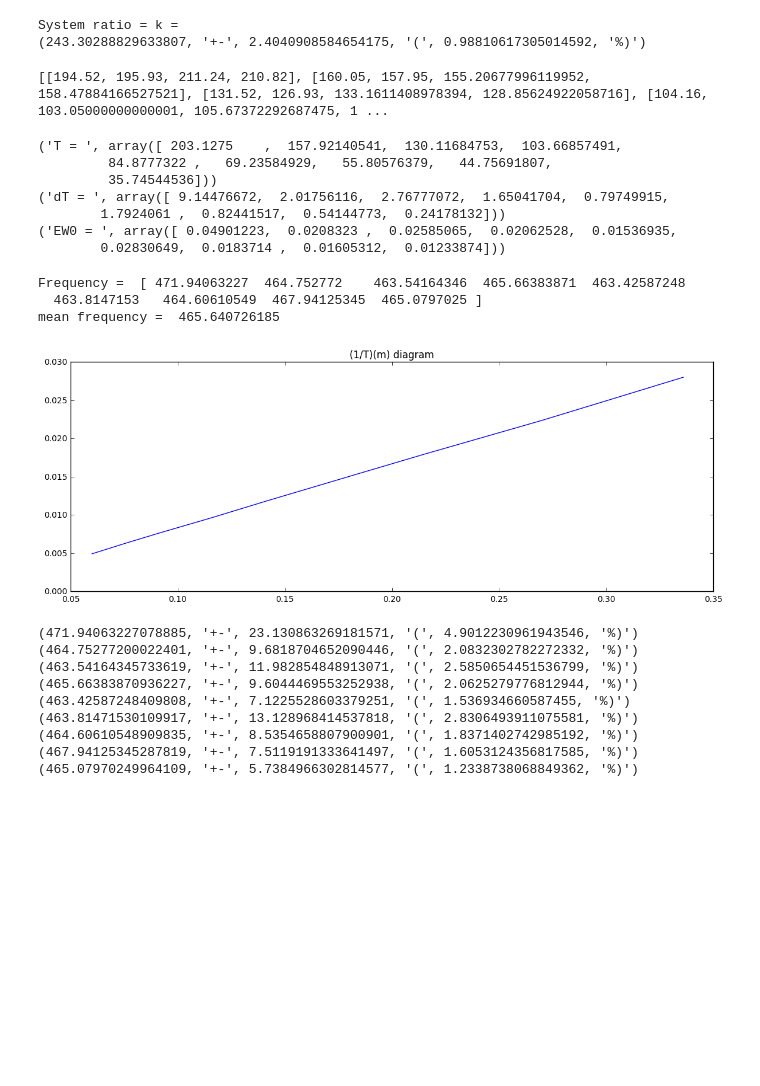
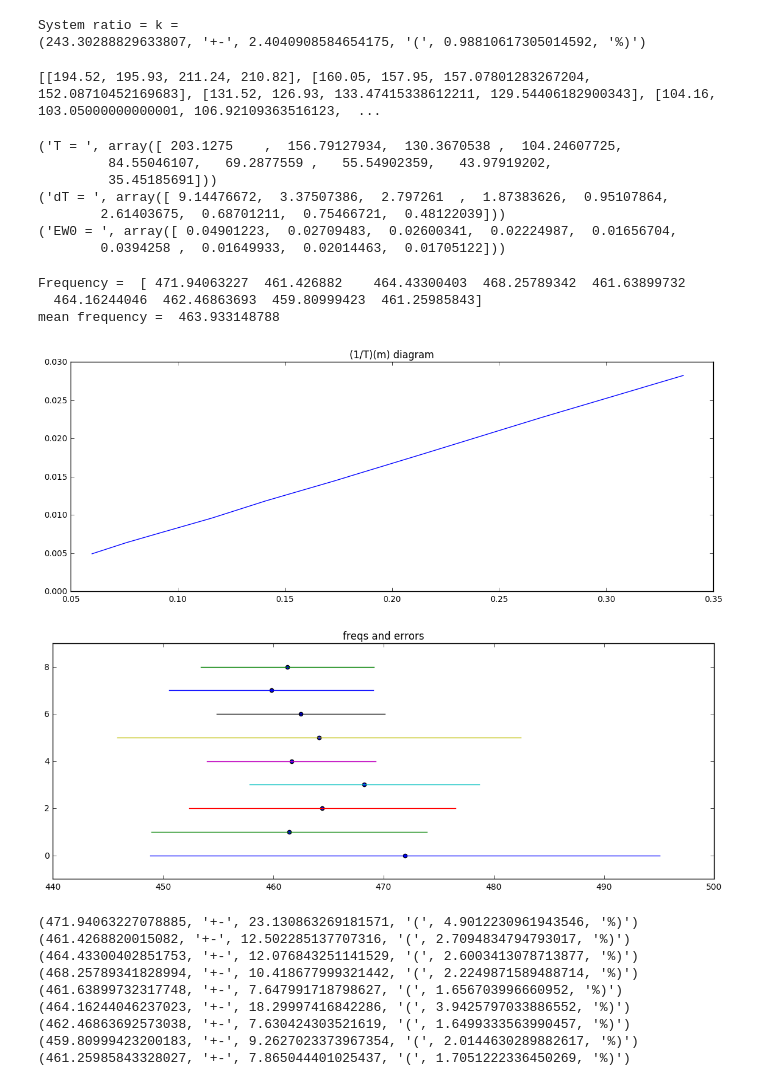
Before and after one commit to shevkunov/workout, a Jupyter notebook: labs/lab1.5.ipynb, the cells around one changed output. Cells and saved outputs as stored; diff of their text form; code cells hidden in the pictures; blank space fills up the shorter version.

Commit message:
add errors + plot labs1.5

```diff
--- a/labs/lab1.5.ipynb
+++ b/labs/lab1.5.ipynb
@@ -189,10 +189,10 @@ for i, Tm in enumerate(T_measured):
     good_W0 = FREQ_ABS * (2. * math.pi)
     good_T = good_W0 / (m[i] * k)
     while len(T_measured[i]) < TESTS:
-        T_measured[i].append((2.*good_T - np.array(T_measured[i]).mean()) * random.uniform(0.98, 1.02))
+        T_measured[i].append((2.*good_T - np.array(T_measured[i]).mean()) * random.uniform(0.96, 1.04))
 print(T_measured)
 # %% [output]
-[[194.52, 195.93, 211.24, 210.82], [160.05, 157.95, 155.20677996119952, 158.47884166527521], [131.52, 126.93, 133.1611408978394, 128.85624922058716], [104.16, 103.05000000000001, 105.67372292687475, 1 ...
+[[194.52, 195.93, 211.24, 210.82], [160.05, 157.95, 157.07801283267204, 152.08710452169683], [131.52, 126.93, 133.47415338612211, 129.54406182900343], [104.16, 103.05000000000001, 106.92109363516123,  ...
 # %%
 T = np.array(T_measured).mean(axis=1)
 dT = (np.array(T_measured).std(axis=1,ddof=1))  # corr. dev
@@ -204,39 +204,47 @@ print("EW0 = ", EW0)
 T0 = W0 / (2. * math.pi)
 ET0 = EW0
 # %% [output]
-('T = ', array([ 203.1275    ,  157.92140541,  130.11684753,  103.66857491,
-         84.8777322 ,   69.23584929,   55.80576379,   44.75691807,
-         35.74544536]))
-('dT = ', array([ 9.14476672,  2.01756116,  2.76777072,  1.65041704,  0.79749915,
-        1.7924061 ,  0.82441517,  0.54144773,  0.24178132]))
-('EW0 = ', array([ 0.04901223,  0.0208323 ,  0.02585065,  0.02062528,  0.01536935,
-        0.02830649,  0.0183714 ,  0.01605312,  0.01233874]))
+('T = ', array([ 203.1275    ,  156.79127934,  130.3670538 ,  104.24607725,
+         84.55046107,   69.2877559 ,   55.54902359,   43.97919202,
+         35.45185691]))
+('dT = ', array([ 9.14476672,  3.37507386,  2.797261  ,  1.87383626,  0.95107864,
+        2.61403675,  0.68701211,  0.75466721,  0.48122039]))
+('EW0 = ', array([ 0.04901223,  0.02709483,  0.02600341,  0.02224987,  0.01656704,
+        0.0394258 ,  0.01649933,  0.02014463,  0.01705122]))
 # %%
 
 print "Frequency = " , T0
 print "mean frequency = ", T0.mean()
 
 plt.figure(figsize=(14,5))
 plt.title("(1/T)(m) diagram")
 plt.plot(m, 1./T)
 plt.show()
 
+plt.figure(figsize=(14,5))
+plt.title("freqs and errors")
+for i, (F, EF) in enumerate(zip(T0, ET0)):
+    plt.plot([F - F*EF, F + F*EF], np.ones(2) * i)
+    plt.scatter(F, [i])
+plt.show()
+
 for F, EF in zip(T0, ET0):
     sciPrintR(F, EF)
 # %% [output]
-Frequency =  [ 471.94063227  464.752772    463.54164346  465.66383871  463.42587248
-  463.8147153   464.60610549  467.94125345  465.0797025 ]
-mean frequency =  465.640726185
+Frequency =  [ 471.94063227  461.426882    464.43300403  468.25789342  461.63899732
+  464.16244046  462.46863693  459.80999423  461.25985843]
+mean frequency =  463.933148788
 [figure]
+[figure, added]
 (471.94063227078885, '+-', 23.130863269181571, '(', 4.9012230961943546, '%)')
-(464.75277200022401, '+-', 9.6818704652090446, '(', 2.0832302782272332, '%)')
-(463.54164345733619, '+-', 11.982854848913071, '(', 2.5850654451536799, '%)')
-(465.66383870936227, '+-', 9.6044469553252938, '(', 2.0625279776812944, '%)')
-(463.42587248409808, '+-', 7.1225528603379251, '(', 1.536934660587455, '%)')
-(463.81471530109917, '+-', 13.128968414537818, '(', 2.8306493911075581, '%)')
-(464.60610548909835, '+-', 8.5354658807900901, '(', 1.8371402742985192, '%)')
-(467.94125345287819, '+-', 7.5119191333641497, '(', 1.6053124356817585, '%)')
-(465.07970249964109, '+-', 5.7384966302814577, '(', 1.2338738068849362, '%)')
+(461.4268820015082, '+-', 12.502285137707316, '(', 2.7094834794793017, '%)')
+(464.43300402851753, '+-', 12.076843251141529, '(', 2.6003413078713877, '%)')
+(468.25789341828994, '+-', 10.418677999321442, '(', 2.2249871589488714, '%)')
+(461.63899732317748, '+-', 7.647991718798627, '(', 1.656703996660952, '%)')
+(464.16244046237023, '+-', 18.29997416842286, '(', 3.9425797033886552, '%)')
+(462.46863692573038, '+-', 7.630424303521619, '(', 1.6499333563990457, '%)')
+(459.80999423200183, '+-', 9.2627023373967354, '(', 2.0144630289882617, '%)')
+(461.25985843328027, '+-', 7.865044401025437, '(', 1.7051222336450269, '%)')
 # %%
 angl = 10. # (grad)
 mangl = 141. / 1000.
```
